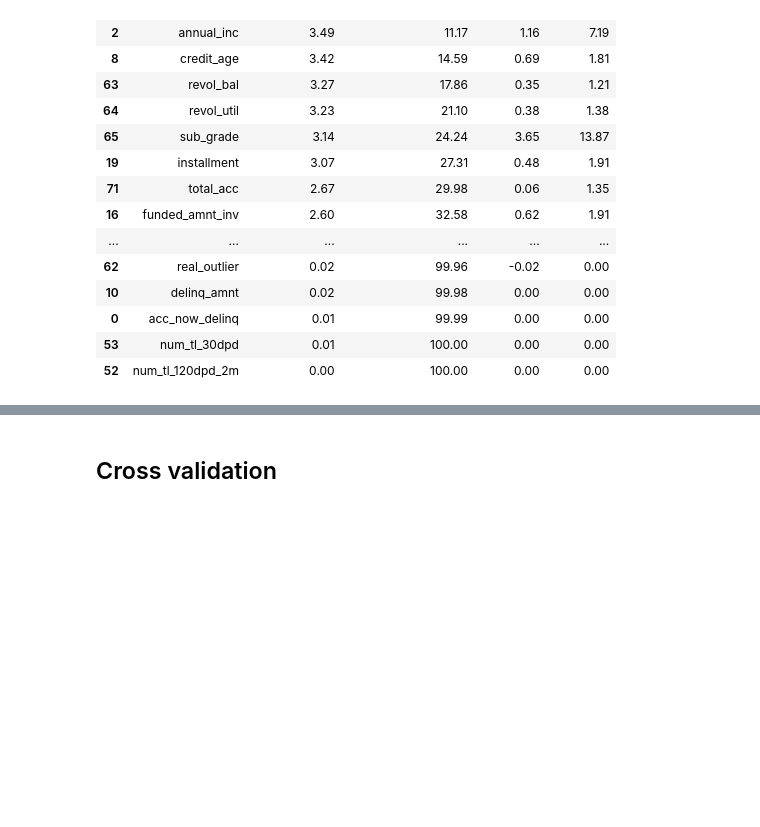
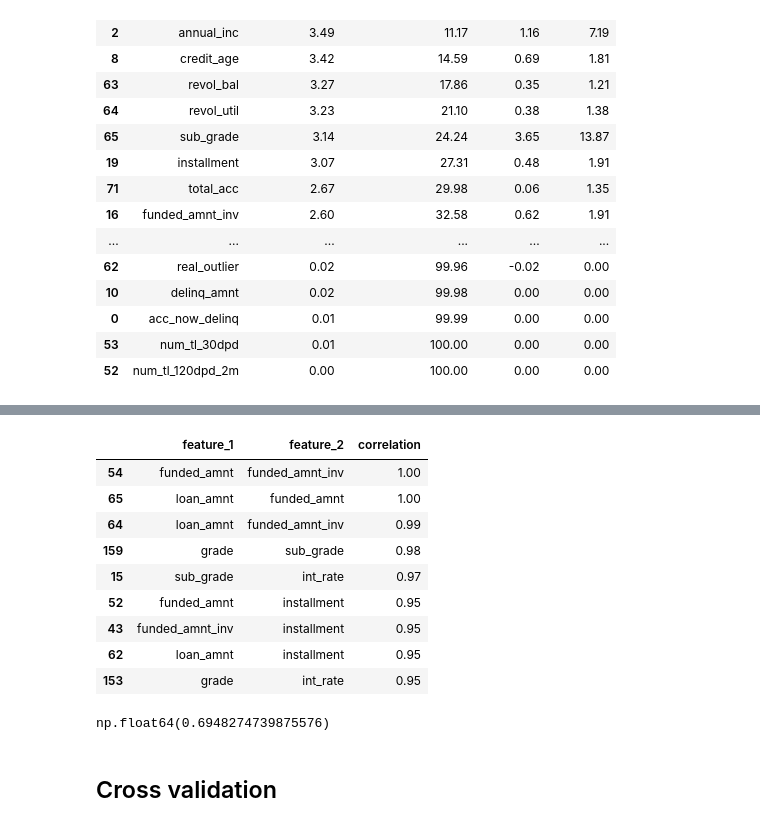
Before and after one commit to 4GeeksAcademy/final_project_creditscoring, a Jupyter notebook: notebooks/EDA.ipynb, the cells around one changed output, grey strips where cells are left out. Drawn from its saved outputs; the diff is of its cells as text; code cells hidden in the pictures; blank space fills up the shorter version.

```diff
--- a/notebooks/EDA.ipynb
+++ b/notebooks/EDA.ipynb
@@ -1625,0 +1715,22 @@ Error:
+# %%
+corr_pairs = (
+    corr.where(np.tril(np.ones(corr.shape), k=-1).astype(bool))
+        .stack()
+        .reset_index()
+)
+
+corr_pairs.columns = ['feature_1', 'feature_2', 'correlation']
+
+high_corr_pairs = corr_pairs[corr_pairs['correlation'].abs() >= 0.9]
+high_corr_pairs.sort_values('correlation', ascending=False)
+# %% [output]
+|  | feature_1 | feature_2 | correlation |
+| 54 | funded_amnt | funded_amnt_inv | 1.00 |
+| 65 | loan_amnt | funded_amnt | 1.00 |
+| 64 | loan_amnt | funded_amnt_inv | 0.99 |
+| 159 | grade | sub_grade | 0.98 |
+| 15 | sub_grade | int_rate | 0.97 |
+| 52 | funded_amnt | installment | 0.95 |
+| 43 | funded_amnt_inv | installment | 0.95 |
+| 62 | loan_amnt | installment | 0.95 |
+| 153 | grade | int_rate | 0.95 |
@@ -1626,3 +1750,15 @@ Error:
+# %%
+cv_refined = cross_val_score(
+    RandomForestClassifier(random_state=42, n_jobs=-1),
+    X_train_refined,
+    y_train,
+    cv=3,
+    scoring='roc_auc'
+)
+
+cv_refined.mean()*1
+# %% [output]
+np.float64(0.6948274739875576)
 # %% [markdown]
 ## Cross validation
 # %%
```
Also changed, not shown: parts of 19 cells of this notebook.
